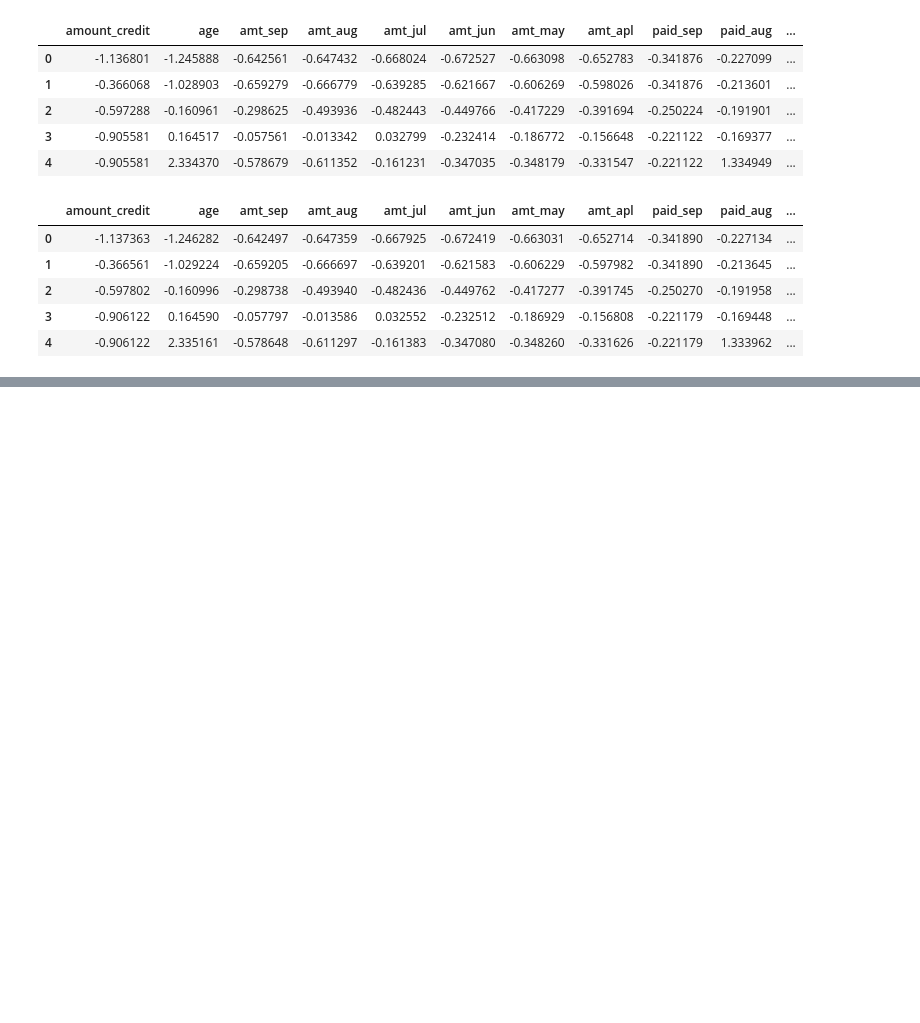
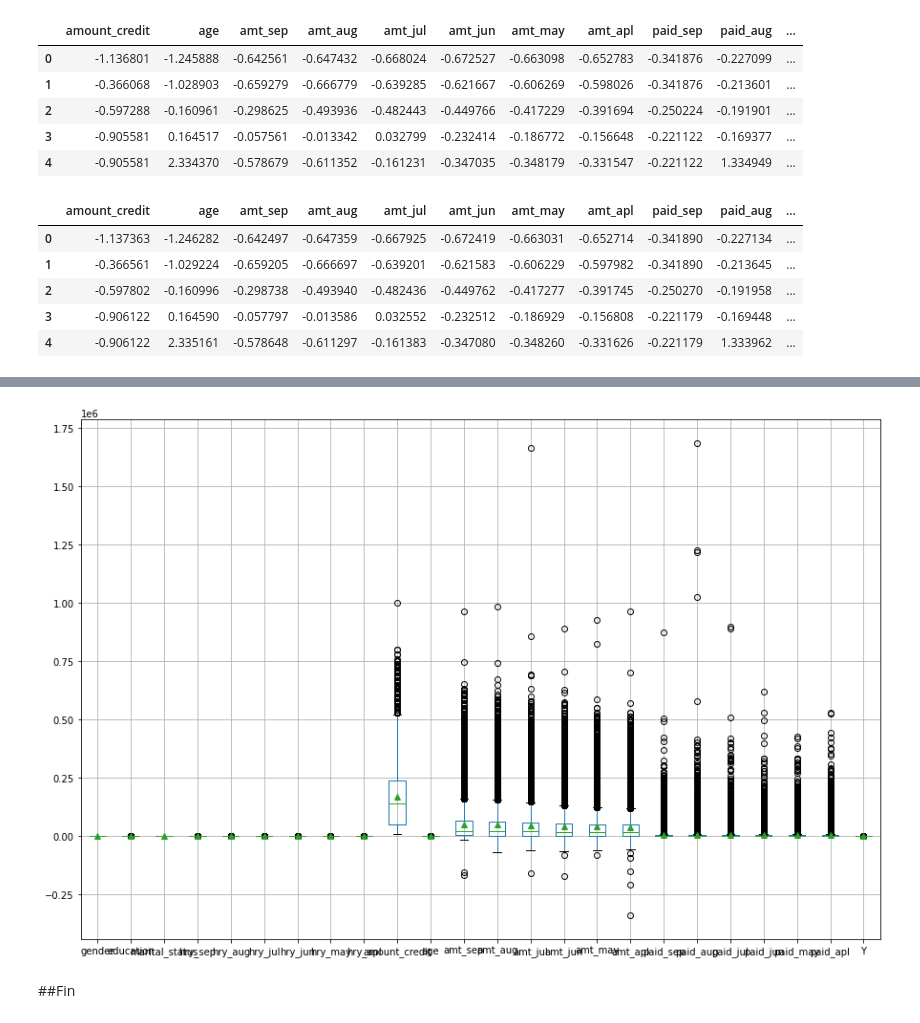
Before and after one commit to PosgradoMNA/Actividades_de_Aprendizaje_A01793670_BryanAlvaradoCruz, a Jupyter notebook: A01793670_Actividad_Semanal_6_DS.ipynb, the cells around one changed output, grey strips where cells are left out. Cells and saved outputs as stored; diff of their text form; code cells hidden in the pictures; blank space fills up the shorter version.

```diff
--- a/A01793670_Actividad_Semanal_6_DS.ipynb
+++ b/A01793670_Actividad_Semanal_6_DS.ipynb
@@ -542,0 +756,8 @@ scaled_df_sna.head()
+# %%
+val_atp = df_imp.boxplot(figsize = (15,10),showmeans = True)
+val_atp.plot()
+plt.show()
+# %% [output]
+[figure, added]
+# %% [markdown]
+##Fin
```
Also changed, not shown: parts of 22 cells of this notebook.
